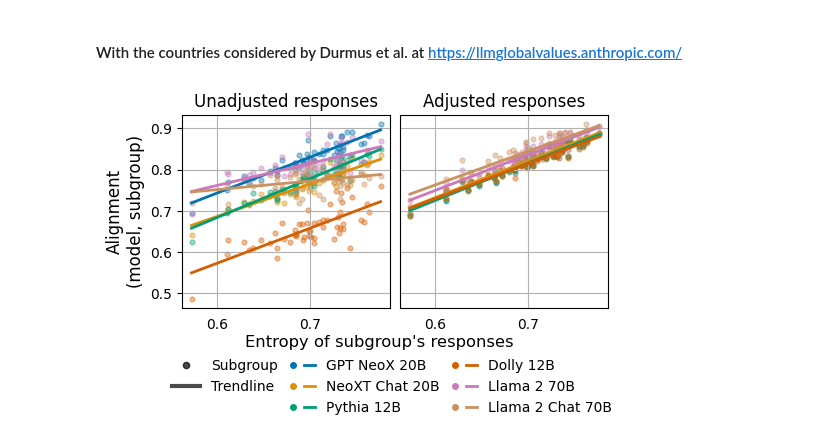
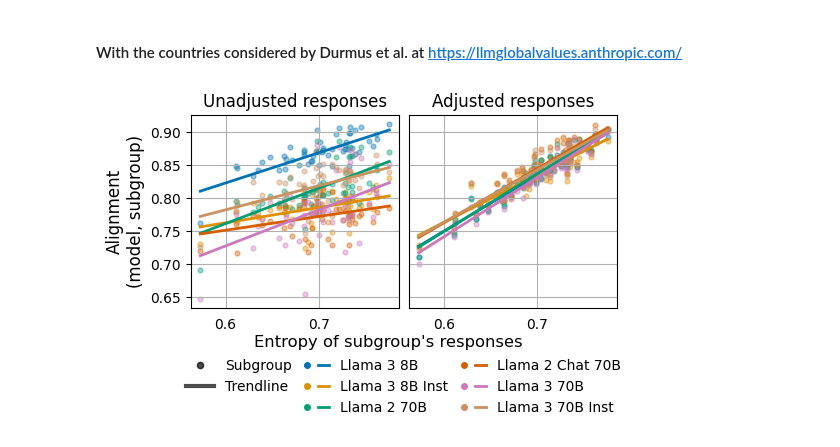
Before and after one commit to socialfoundations/surveying-language-models, a Jupyter notebook: survey-ablations/figures-gaswvs.ipynb, the cells around one changed output. Saved outputs shown, nothing was run; the diff lists cells and outputs as text; code cells hidden in the pictures.

```diff
--- a/survey-ablations/figures-gaswvs.ipynb
+++ b/survey-ablations/figures-gaswvs.ipynb
@@ -244,17 +236,0 @@ subgroup_ent = {c: np.mean(subgroup_ent[c]) for c in countries}
-# %%
-from plot_utils.plot_utils import plot_similarity_opinions
-
-fewer_models = ['gptneox', 'gptneoxchat',
-                'pythia12', 'dolly12b',
-                'llama2-70b',
-                'llama2-70b-chat']
-
-plot_similarity_opinions(countries, unadj_alignment, alignment,
-                         subgroup_ent, fewer_models, model_names,
-                             xlabel='Entropy of subgroup\'s responses',
-                             ylabel='Alignment\n(model, subgroup)',
-                             title1='Unadjusted responses', title2='Adjusted responses')
-
-plt.savefig('../plots/lin-trend-gas.pdf', bbox_inches='tight')
-# %% [output]
-[figure, removed]
@@ -272,0 +246,21 @@ with open('../results/gaswvs/llama2-chat-gas.json', 'w') as f:
+# %%
+from plot_utils.plot_utils import plot_similarity_opinions
+
+models_of_interest = [
+    'llama3-8b',
+    'llama3-8b-instruct',
+    'llama2-70b',
+    'llama2-70b-chat',
+    'llama3-70b',
+    'llama3-70b-instruct',
+]
+
+plot_similarity_opinions(countries, unadj_alignment, alignment,
+                         subgroup_ent, models_of_interest, model_names,
+                             xlabel='Entropy of subgroup\'s responses',
+                             ylabel='Alignment\n(model, subgroup)',
+                             title1='Unadjusted responses', title2='Adjusted responses')
+
+plt.savefig('plots/lin-trend-gas.pdf', bbox_inches='tight')
+# %% [output]
+[figure, added]
```
Also changed, not shown: parts of 11 cells of this notebook, 16 other files.
